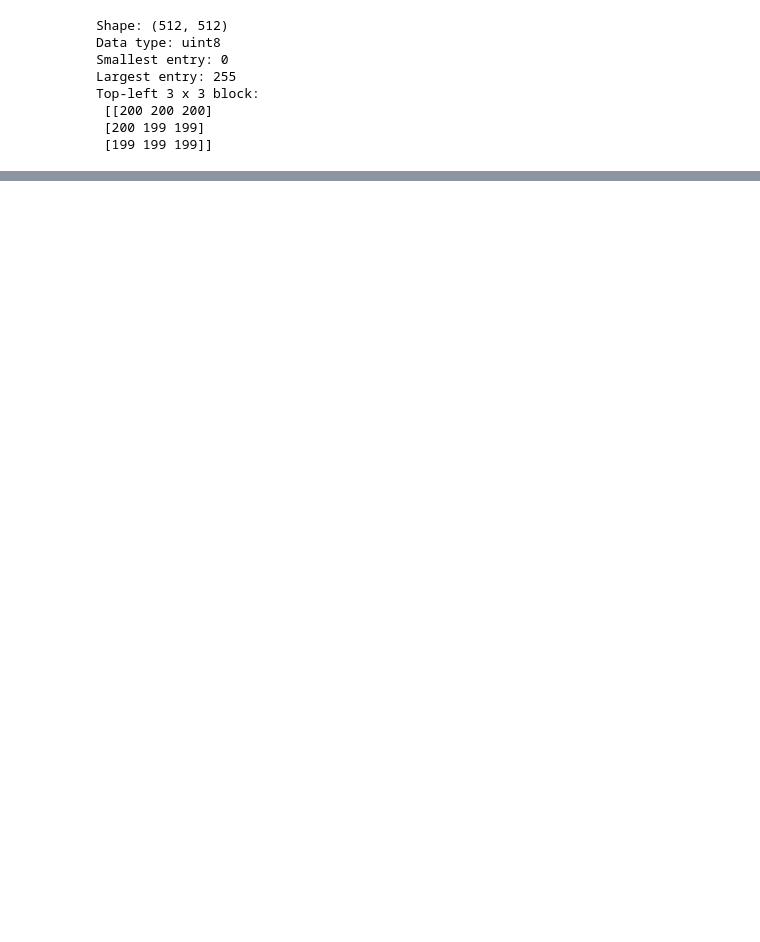
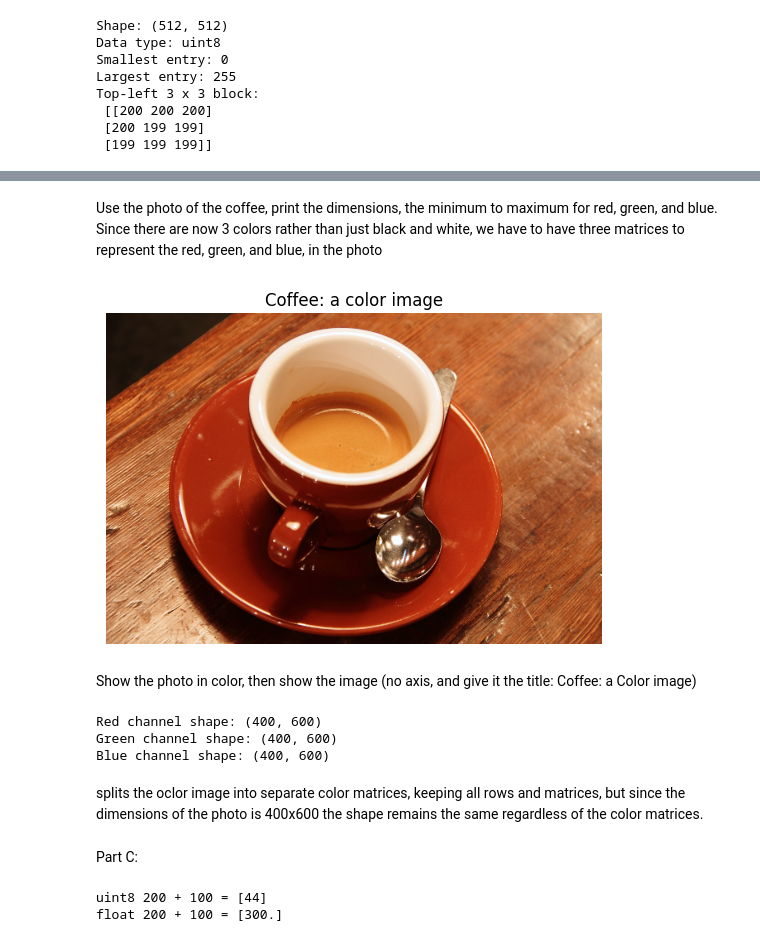
Before and after one commit to TreesaAbraham/svd-image-compression-MATH344L, a Jupyter notebook: notebooks/01_image_as_matrix.ipynb, the cells around one changed output, grey strips where cells are left out. Drawn from its saved outputs; the diff is of its cells as text; code cells hidden in the pictures; blank space fills up the shorter version.

```diff
--- a/notebooks/01_image_as_matrix.ipynb
+++ b/notebooks/01_image_as_matrix.ipynb
@@ -28,0 +47,12 @@ Top-left 3 x 3 block:
+# %%
+C=data.coffee()
+print("Color image shape: ", C.shape)
+print("Data type:", C.dtype)
+print("Smallest entry:", C.min())
+print("Largest entry:", C.max())
+#red values
+print("Top-left 3 x 3 block, red:\n", C[:3, :3, 0])
+#green values
+print("Top-left 3 x 3 block, green:\n", C[:3, :3, 1])
+#blue values
+print("Top-left 3 x 3 block, blue:\n", C[:3, :3, 2])
@@ -28,0 +76,34 @@ Top-left 3 x 3 block:
+# %% [markdown]
+Use the photo of the coffee, print the dimensions, the minimum to maximum for red, green, and blue. Since there are now 3 colors rather than just black and white, we have to have three matrices to represent the red, green, and blue, in the photo
+# %%
+plt.imshow(C)
+plt.title("Coffee: a color image")
+plt.axis("off")
+plt.show()
+# %% [output]
+[figure, added]
+# %% [markdown]
+Show the photo in color, then show the image (no axis, and give it the title: Coffee: a Color image)
+# %%
+R = C[:, :, 0] # red channel
+G = C[:, :, 1] # green channel
+B = C[:, :, 2] # blue channel
+print("Red channel shape:", R.shape)
+print("Green channel shape:", G.shape)
+print("Blue channel shape:", B.shape)
+# %% [output]
+Red channel shape: (400, 600)
+Green channel shape: (400, 600)
+Blue channel shape: (400, 600)
+# %% [markdown]
+splits the oclor image into separate color matrices, keeping all rows and matrices, but since the dimensions of the photo is 400x600 the shape remains the same regardless of the color matrices.
+# %% [markdown]
+Part C:
+# %%
+x = np.array([200], dtype=np.uint8)
+y = np.array([100], dtype=np.uint8)
+print("uint8 200 + 100 =", x + y)
+print("float 200 + 100 =", x.astype(float) + y.astype(float))
+# %% [output]
+uint8 200 + 100 = [44]
+float 200 + 100 = [300.]
```
Also changed, not shown: parts of 16 cells of this notebook.
